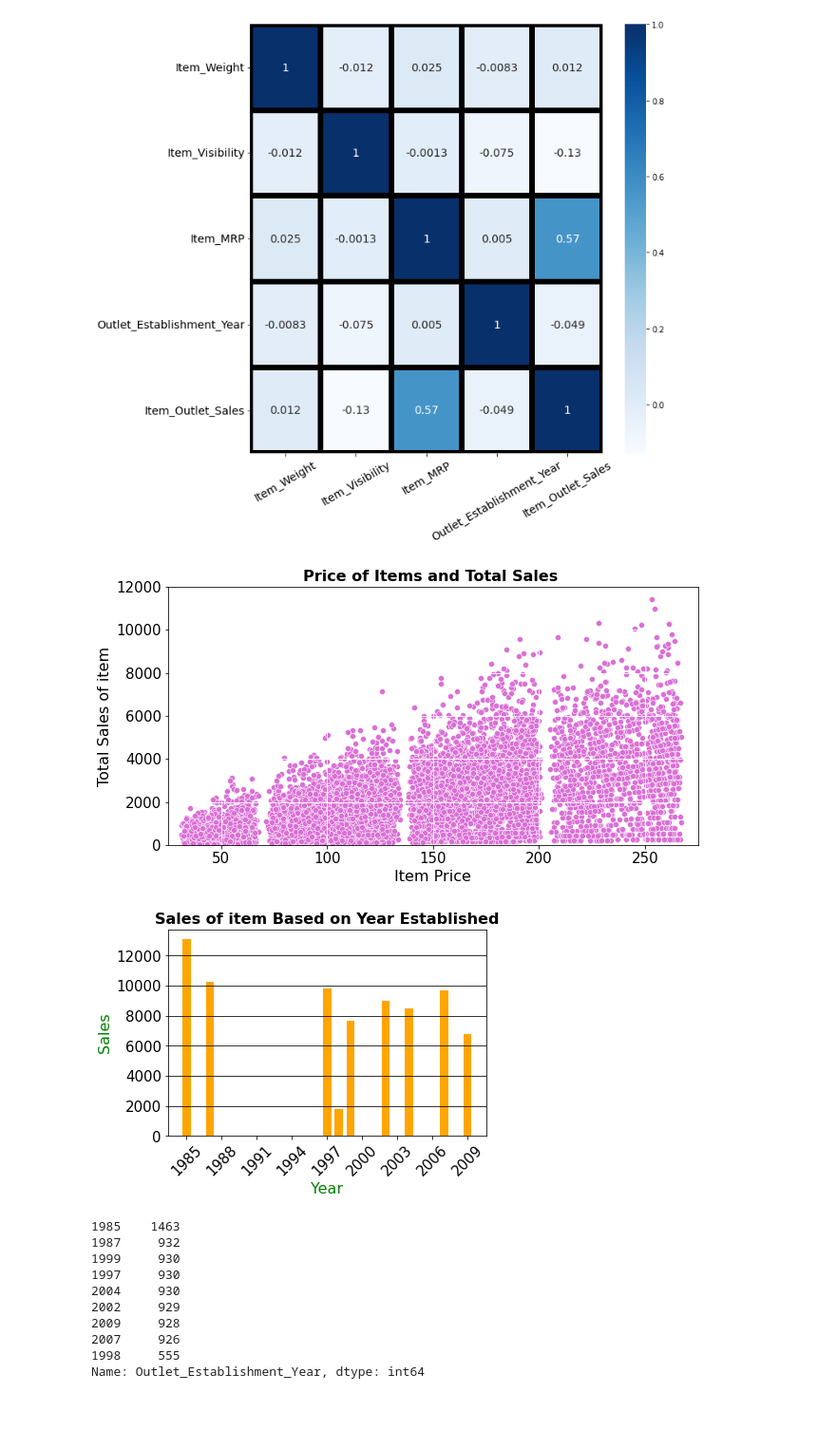
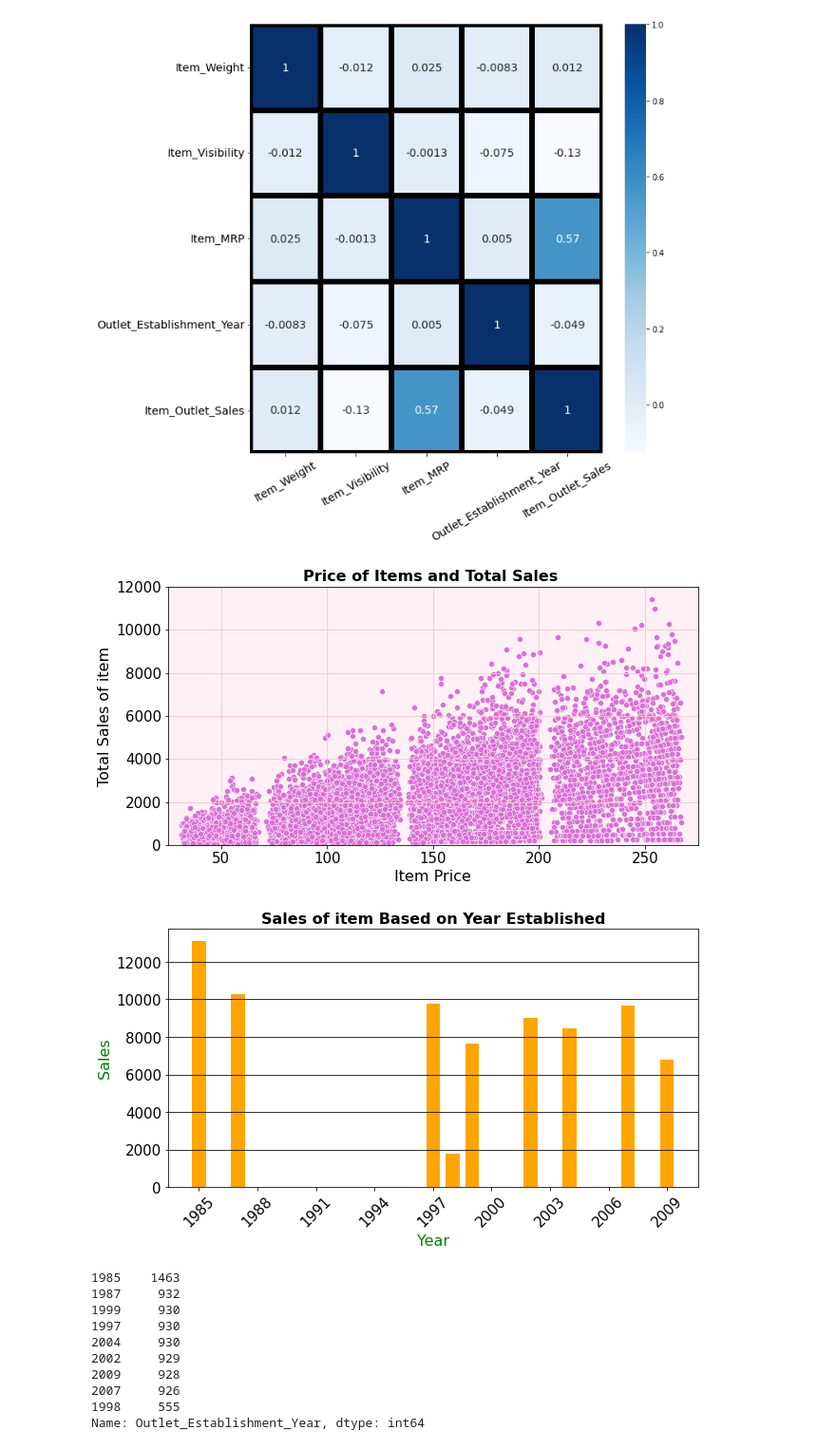
Before and after one commit to ryanba08/grocery_Sales_data, a Jupyter notebook: sales_Data.ipynb, the cells around one changed output. Shown: that part at 95% size. Cells and saved outputs as stored; diff of their text form; code cells hidden in the pictures; blank space fills up the shorter version.

```diff
--- a/sales_Data.ipynb
+++ b/sales_Data.ipynb
@@ -281,22 +281,24 @@ axes.set_xlabel("Item Price", fontsize = 16)
 axes.set_ylabel("Total Sales of item", fontsize = 16)
 plt.xlim(left=25,right=275)
 plt.ylim(bottom=0,top=12000)
-plt.grid(color='white')
+axes.set_facecolor(color='lavenderblush')
+plt.grid(color='pink')
 plt.title('Price of Items and Total Sales ',fontsize=16,weight='bold');
 # %% [output]
-[figure, old version]
+[figure, new version]
 # %%
 #You can see a positive corellation of item price to total sales and thats what my scatter plot shows
 # %%
+plt.figure(figsize=(10,5))
 plt.bar(df['Outlet_Establishment_Year'],df['Item_Outlet_Sales'],color='orange',width=.7)
 plt.xticks(np.arange(1985,2010,step=3),fontsize='15',rotation=45)
 plt.yticks(fontsize='15')
 plt.xlabel('Year',fontsize='16',color='green')
 plt.ylabel('Sales',fontsize='16',color='green')
 plt.grid(color='black',axis='y')
 plt.title('Sales of item Based on Year Established',fontsize='16',weight='bold');
 # %% [output]
-[figure, old version]
+[figure, new version]
 # %%
 #This bar chart shows sale of item based on year established.
 # %%
```
